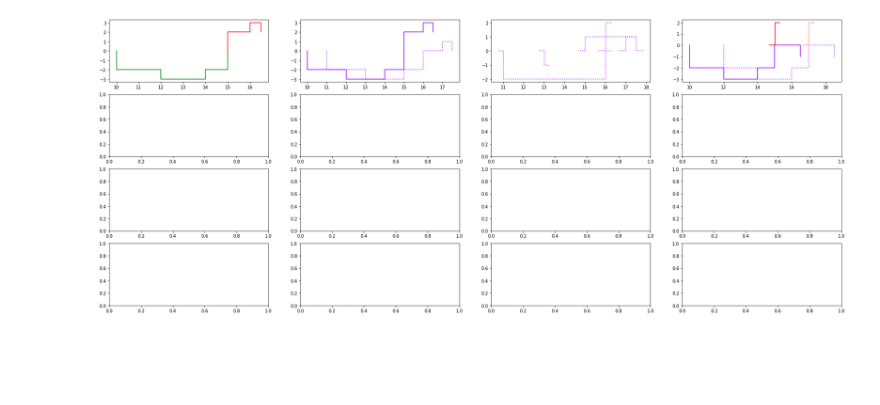
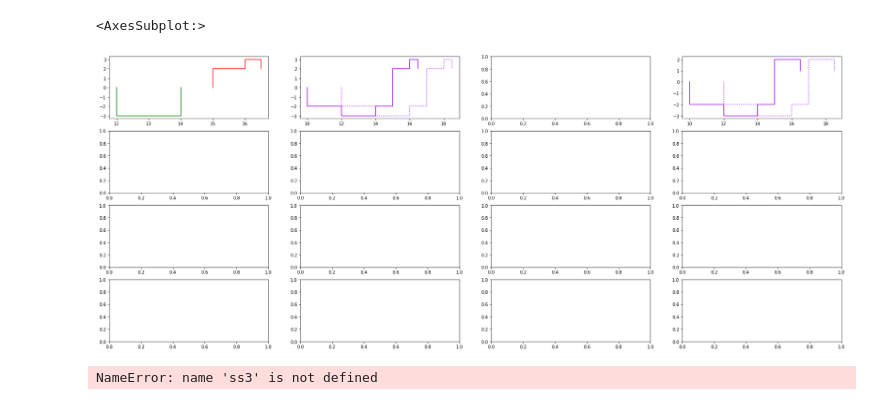
Before and after one commit to probability/topicmodelunderstanding, a Jupyter notebook: Notebooks/Functional Testing.ipynb, the cells around one changed output. Cells and saved outputs as stored; diff of their text form; code cells hidden in the pictures; blank space fills up the shorter version.

```diff
--- a/Notebooks/Functional Testing.ipynb
+++ b/Notebooks/Functional Testing.ipynb
@@ -26,28 +26,31 @@ st2 = Steps().add([s7,s8,s9,s7])
 # %%
 #t = np.arange(10,20,0.01)
 fig, (axr1,axr2,axr3,axr4) = plt.subplots(ncols = 4, nrows=4, figsize=(30,12))
 
 st.plot(ax=axr1[1])
-st_p1 = st>>1
+st_p1 = st>>2
 st_p1.plot(ax=axr1[1],linestyle=':')
 
 (st>0).plot(ax=axr1[0],color='r')
-(st<0).plot(ax=axr1[0],color='g')
+(st<-2).plot(ax=axr1[0],color='g')
 
-(s1+s4+s2).plot(ax=axr1[3])
-(s5).plot(ax=axr1[3],color='r')
-(s5>>2).plot(ax=axr1[3],color='r',linestyle=':')
-((s1+s4+s2)>>2).plot(ax=axr1[3],linestyle=':')
+(s1+s4+s2+s5).plot(ax=axr1[3])
+#(s5).plot(ax=axr1[3],color='r')
+#(s5>>2).plot(ax=axr1[3],color='r',linestyle=':')
+((s1+s4+s5+s2)>>2).plot(ax=axr1[3],linestyle=':')
+#((s1>>2)+(s4>>2)+(s5>>2)+(s2>>2)).plot(ax=axr1[3],linestyle=':',color='r')
+
 #s1.plot(ax=axr1[2])
 # s1_p1 = s1
 # s1_p1._start += 1
 # s1_p1._end._start += 1
 # s1_p1.plot(ax=axr1[2],linestyle=':')
-for s in [s1,s2,s4,s5,s6]:
-    #s.plot(ax=axr1[2])
-    (s>>1).plot(ax=axr1[2],linestyle=':')
+# for s in [s1,s2,s4,s5,s6]:
+#     #s.plot(ax=axr1[2])
+#     (s>>1).plot(ax=axr1[2],linestyle=':')
 # %% [output]
+<AxesSubplot:>
-[figure, old version]
+[figure, new version]
 # %%
 
 from itertools import groupby
@@ -59,3 +62,5 @@ all_values = ss3(all_keys)
 k = np.where(all_values > 2,True,False)
 
 [(group[0],group[-1]) for group in (list(group) for key, group in groupby(range(len(k)), key=k.__getitem__) if key)]
+# %% [output]
+NameError: name 'ss3' is not defined
```
Also changed, not shown: 6 other files.
